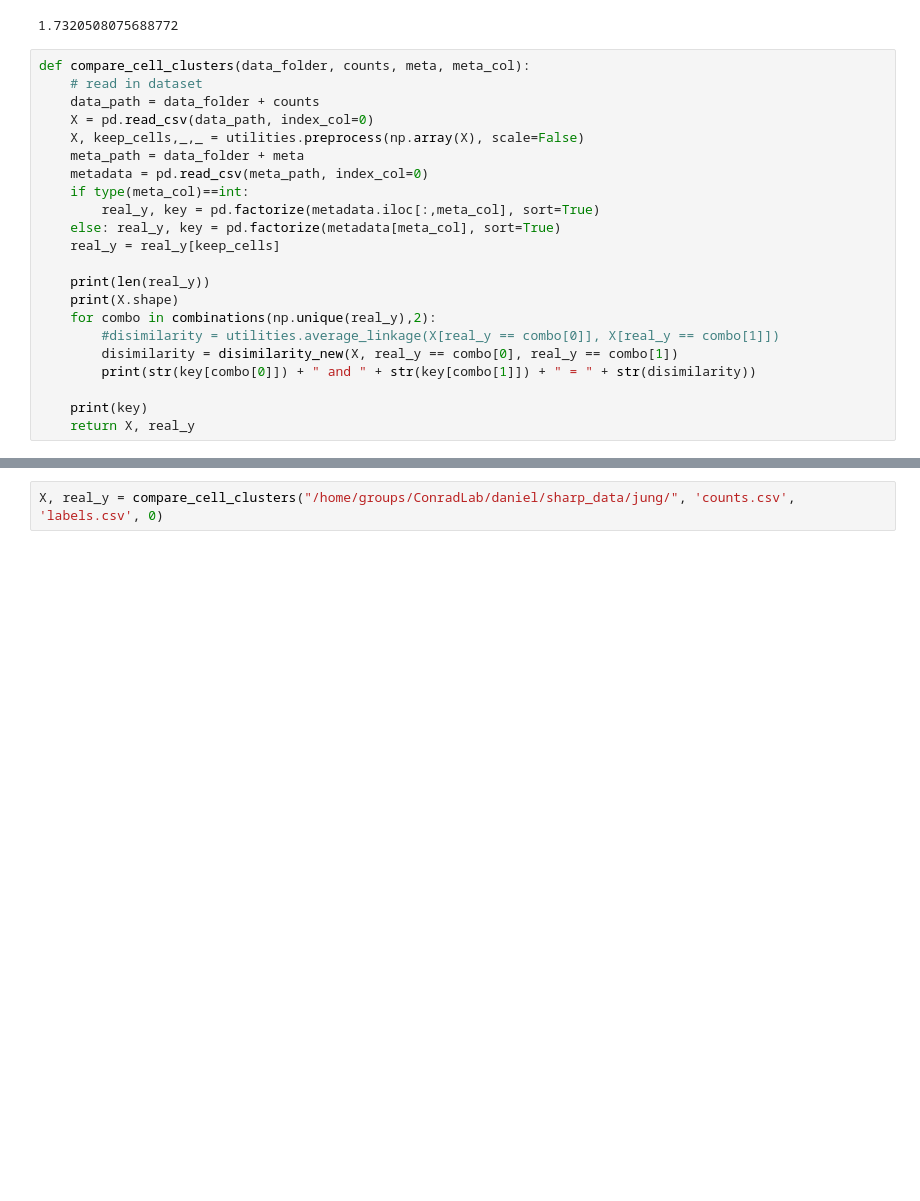
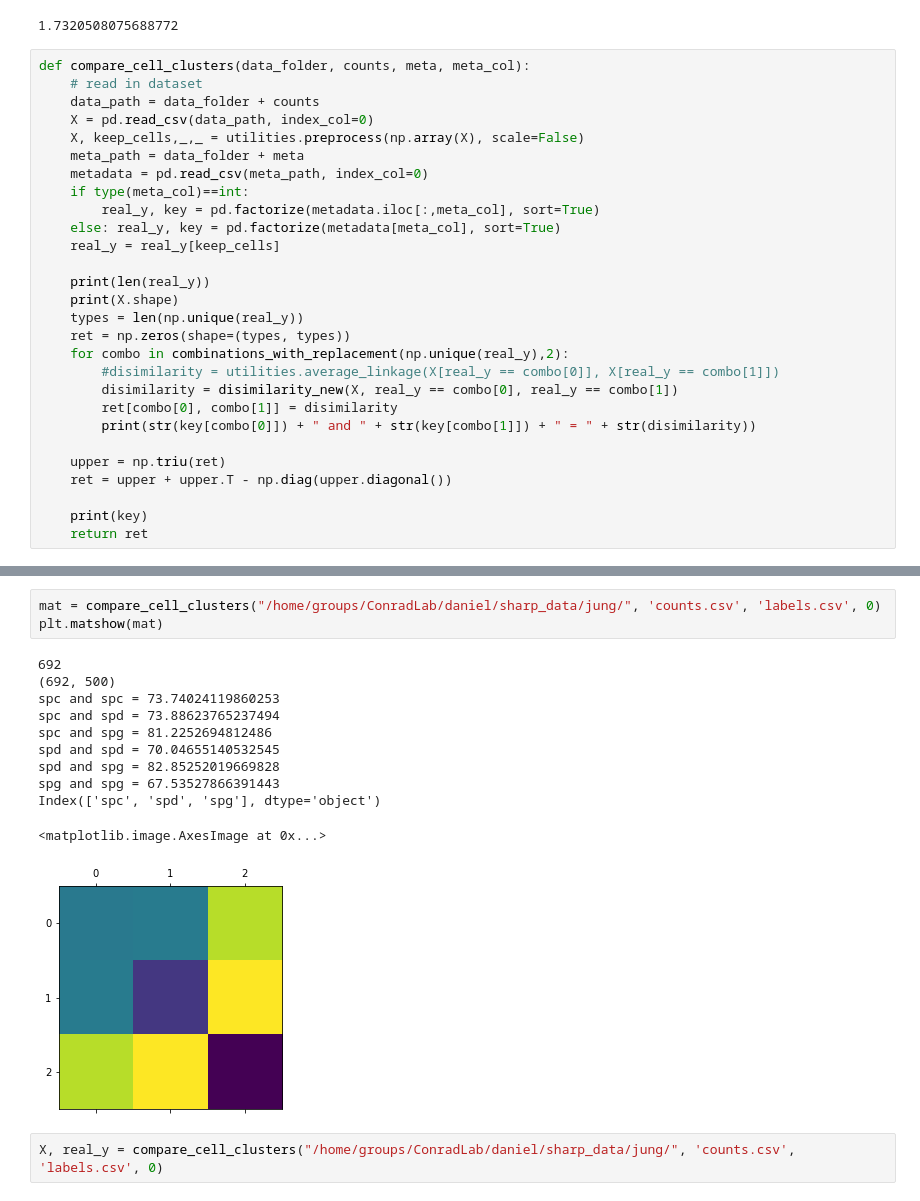
Before and after one commit to lewinsohndp/scSHARP, a Jupyter notebook: cluster_similarities.ipynb, the cells around one changed output, grey strips where cells are left out. Drawn from its saved outputs; the diff is of its cells as text; blank space fills up the shorter version.

```diff
--- a/cluster_similarities.ipynb
+++ b/cluster_similarities.ipynb
@@ -35,11 +36,17 @@ def compare_cell_clusters(data_folder, counts, meta, meta_col):
 
     print(len(real_y))
     print(X.shape)
-    for combo in combinations(np.unique(real_y),2):
+    types = len(np.unique(real_y))
+    ret = np.zeros(shape=(types, types))
+    for combo in combinations_with_replacement(np.unique(real_y),2):
         #disimilarity = utilities.average_linkage(X[real_y == combo[0]], X[real_y == combo[1]])
         disimilarity = disimilarity_new(X, real_y == combo[0], real_y == combo[1])
+        ret[combo[0], combo[1]] = disimilarity
         print(str(key[combo[0]]) + " and " + str(key[combo[1]]) + " = " + str(disimilarity))
 
+    upper = np.triu(ret)
+    ret = upper + upper.T - np.diag(upper.diagonal())
+
     print(key)
-    return X, real_y
+    return ret
 # %%
@@ -54,3 +68,18 @@ Index(['spc', 'spd', 'spg'], dtype='object')
+# %%
+mat = compare_cell_clusters("/home/groups/ConradLab/daniel/sharp_data/jung/", 'counts.csv', 'labels.csv', 0)
+plt.matshow(mat)
+# %% [output]
+692
+(692, 500)
+spc and spc = 73.74024119860253
+spc and spd = 73.88623765237494
+spc and spg = 81.2252694812486
+spd and spd = 70.04655140532545
+spd and spg = 82.85252019669828
+spg and spg = 67.53527866391443
+Index(['spc', 'spd', 'spg'], dtype='object')
+<matplotlib.image.AxesImage at 0x...>
+[figure, added]
 # %%
 X, real_y = compare_cell_clusters("/home/groups/ConradLab/daniel/sharp_data/jung/", 'counts.csv', 'labels.csv', 0)
 # %% [output]
```
Also changed, not shown: parts of 5 cells of this notebook, 4 other files.
